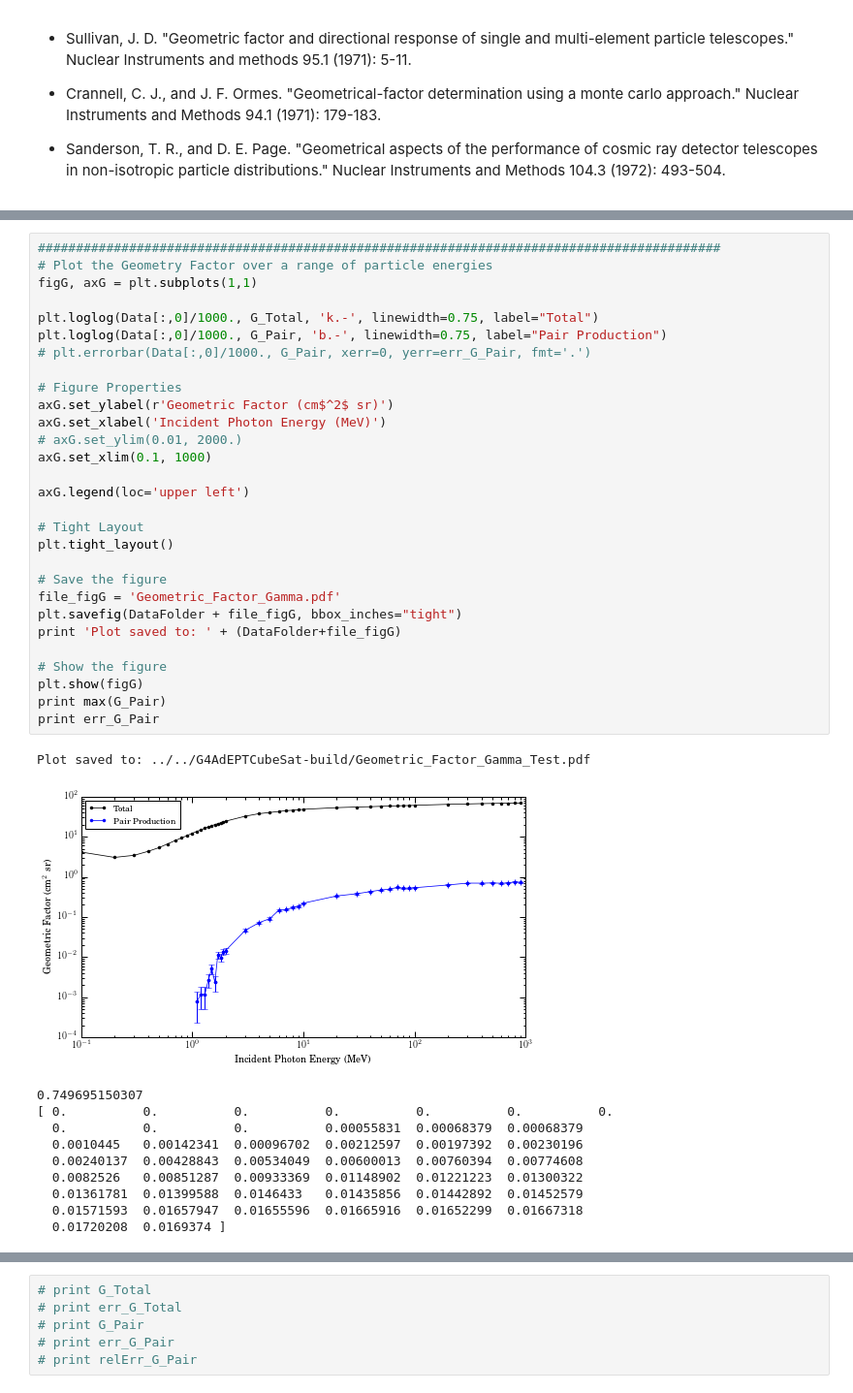
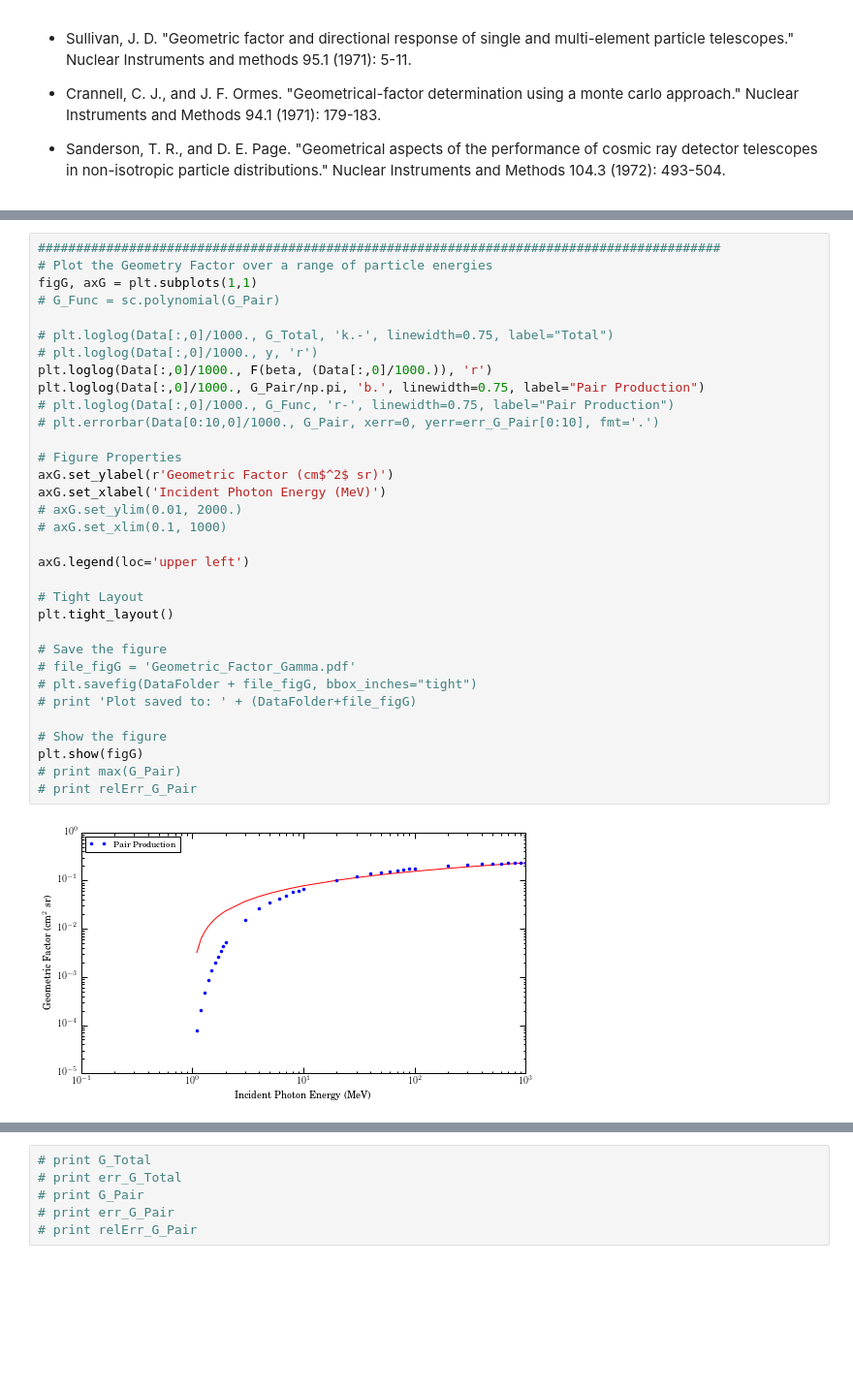
Before and after one commit to mkurnell/G4AdEPTCubeSat-Analysis, a Jupyter notebook: G4AdEPTCubeSat Geometry Factor.ipynb, the cells around one changed output, grey strips where cells are left out. Shown: that part at 97% size. Drawn from its saved outputs; the diff is of its cells as text; blank space fills up the shorter version.

Commit message:
Currently trying to fit a function to the gamma-ray geometric factor

```diff
--- a/G4AdEPTCubeSat Geometry Factor.ipynb
+++ b/G4AdEPTCubeSat Geometry Factor.ipynb
@@ -293,42 +341,36 @@ relErr_G_Pair = err_G_Pair/G_Pair
 # %%
 ##########################################################################################
 # Plot the Geometry Factor over a range of particle energies
 figG, axG = plt.subplots(1,1)
+# G_Func = sc.polynomial(G_Pair)
 
-plt.loglog(Data[:,0]/1000., G_Total, 'k.-', linewidth=0.75, label="Total")
-plt.loglog(Data[:,0]/1000., G_Pair, 'b.-', linewidth=0.75, label="Pair Production")
-# plt.errorbar(Data[:,0]/1000., G_Pair, xerr=0, yerr=err_G_Pair, fmt='.')
+# plt.loglog(Data[:,0]/1000., G_Total, 'k.-', linewidth=0.75, label="Total")
+# plt.loglog(Data[:,0]/1000., y, 'r')
+plt.loglog(Data[:,0]/1000., F(beta, (Data[:,0]/1000.)), 'r')
+plt.loglog(Data[:,0]/1000., G_Pair/np.pi, 'b.', linewidth=0.75, label="Pair Production")
+# plt.loglog(Data[:,0]/1000., G_Func, 'r-', linewidth=0.75, label="Pair Production")
+# plt.errorbar(Data[0:10,0]/1000., G_Pair, xerr=0, yerr=err_G_Pair[0:10], fmt='.')
 
 # Figure Properties
 axG.set_ylabel(r'Geometric Factor (cm$^2$ sr)')
 axG.set_xlabel('Incident Photon Energy (MeV)')
 # axG.set_ylim(0.01, 2000.)
-axG.set_xlim(0.1, 1000)
+# axG.set_xlim(0.1, 1000)
 
 axG.legend(loc='upper left')
 
 # Tight Layout
 plt.tight_layout()
 
 # Save the figure
-file_figG = 'Geometric_Factor_Gamma.pdf'
-plt.savefig(DataFolder + file_figG, bbox_inches="tight")
-print 'Plot saved to: ' + (DataFolder+file_figG)
+# file_figG = 'Geometric_Factor_Gamma.pdf'
+# plt.savefig(DataFolder + file_figG, bbox_inches="tight")
+# print 'Plot saved to: ' + (DataFolder+file_figG)
 
 # Show the figure
 plt.show(figG)
-print max(G_Pair)
-print err_G_Pair
+# print max(G_Pair)
+# print relErr_G_Pair
 # %% [output]
-Plot saved to: ../../G4AdEPTCubeSat-build/Geometric_Factor_Gamma_Test.pdf
-[figure, old version]
+[figure, new version]
-0.749695150307
-[ 0.          0.          0.          0.          0.          0.          0.
-  0.          0.          0.          0.00055831  0.00068379  0.00068379
-  0.0010445   0.00142341  0.00096702  0.00212597  0.00197392  0.00230196
-  0.00240137  0.00428843  0.00534049  0.00600013  0.00760394  0.00774608
-  0.0082526   0.00851287  0.00933369  0.01148902  0.01221223  0.01300322
-  0.01361781  0.01399588  0.0146433   0.01435856  0.01442892  0.01452579
-  0.01571593  0.01657947  0.01655596  0.01665916  0.01652299  0.01667318
-  0.01720208  0.0169374 ]
 # %%
```
Also changed, not shown: parts of 7 cells of this notebook.
